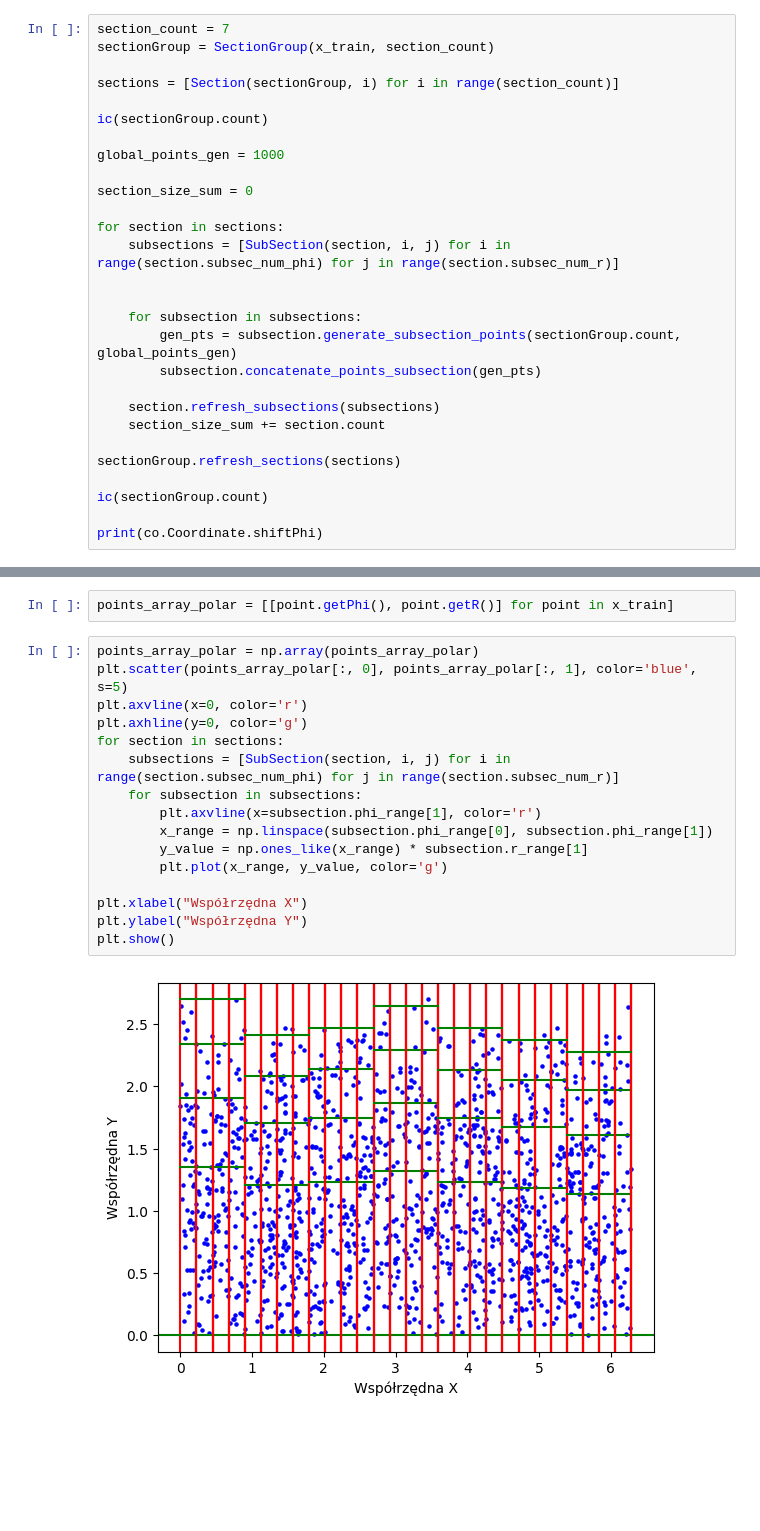
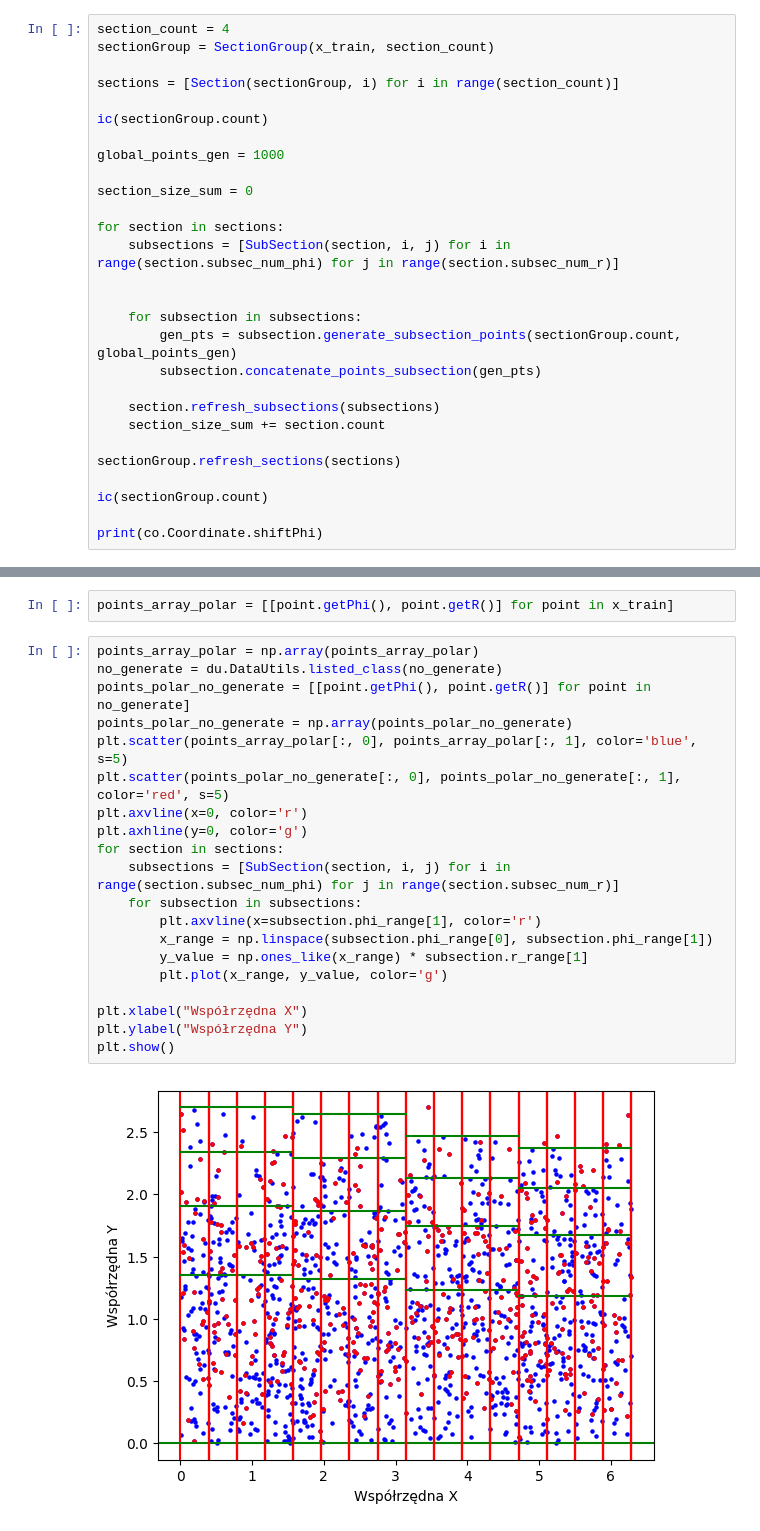
Before and after one commit to Jaromek/radialAngleAugmentation, a Jupyter notebook: blobs.ipynb, the cells around one changed output, grey strips where cells are left out. Saved outputs shown, nothing was run; the diff lists cells and outputs as text; blank space fills up the shorter version.

```diff
--- a/blobs.ipynb
+++ b/blobs.ipynb
@@ -42,7 +42,7 @@ du.DataUtils.setPhiShift(x_train)
 # %% [output]
 3.4544134693283306
 # %%
-section_count = 7
+section_count = 4
 sectionGroup = SectionGroup(x_train, section_count)
 
 sections = [Section(sectionGroup, i) for i in range(section_count)]
@@ -112,19 +112,23 @@ plt.show()
 points_array_polar = [[point.getPhi(), point.getR()] for point in x_train]
 # %%
 points_array_polar = np.array(points_array_polar)
+no_generate = du.DataUtils.listed_class(no_generate)
+points_polar_no_generate = [[point.getPhi(), point.getR()] for point in no_generate]
+points_polar_no_generate = np.array(points_polar_no_generate)
 plt.scatter(points_array_polar[:, 0], points_array_polar[:, 1], color='blue', s=5)
+plt.scatter(points_polar_no_generate[:, 0], points_polar_no_generate[:, 1], color='red', s=5)
 plt.axvline(x=0, color='r')
 plt.axhline(y=0, color='g')
 for section in sections:
     subsections = [SubSection(section, i, j) for i in range(section.subsec_num_phi) for j in range(section.subsec_num_r)]
     for subsection in subsections:
         plt.axvline(x=subsection.phi_range[1], color='r')
         x_range = np.linspace(subsection.phi_range[0], subsection.phi_range[1])
         y_value = np.ones_like(x_range) * subsection.r_range[1]
         plt.plot(x_range, y_value, color='g')
 
 plt.xlabel("Współrzędna X")
 plt.ylabel("Współrzędna Y")
 plt.show()
 # %% [output]
-[figure, old version]
+[figure, new version]
```
Also changed, not shown: parts of 4 cells of this notebook.
